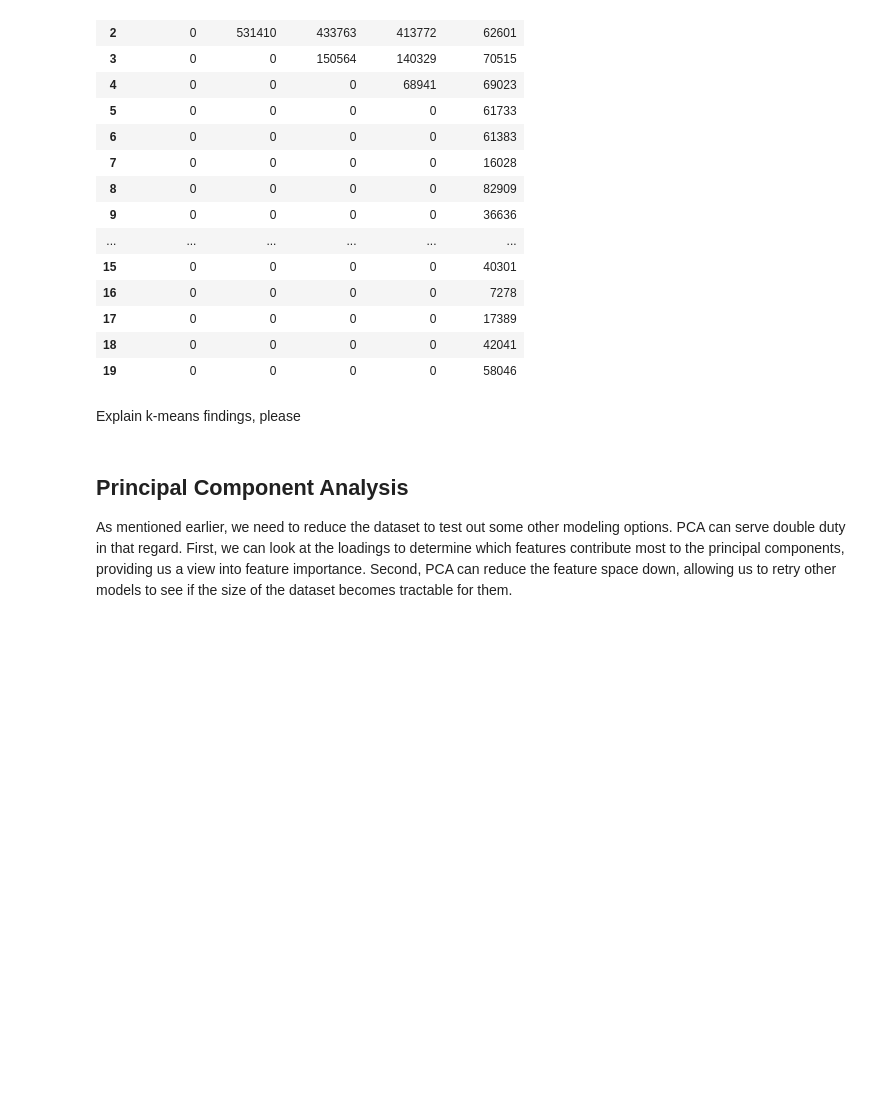
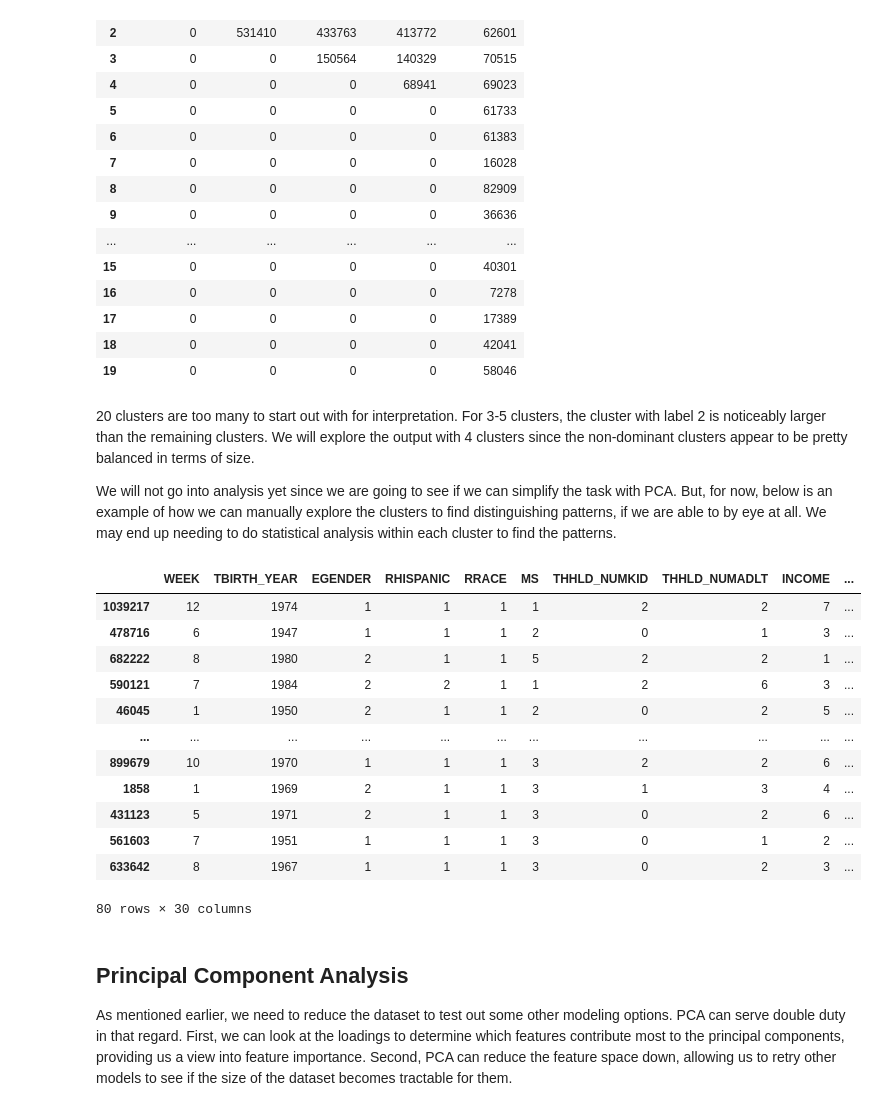
Before and after one commit to jhleakakos/msds-unsupervised-learning-final, a Jupyter notebook: even_more_surveys.ipynb, the cells around one changed output. Cells and saved outputs as stored; diff of their text form; code cells hidden in the pictures; blank space fills up the shorter version.

```diff
--- a/even_more_surveys.ipynb
+++ b/even_more_surveys.ipynb
@@ -1277,7 +1280,31 @@ pd.concat([
 | 18 | 0 | 0 | 0 | 0 | 42041 |
 | 19 | 0 | 0 | 0 | 0 | 58046 |
 # %% [markdown]
-Explain k-means findings, please
+20 clusters are too many to start out with for interpretation. For 3-5 clusters, the cluster with label 2 is noticeably larger than the remaining clusters. We will explore the output with 4 clusters since the non-dominant clusters appear to be pretty balanced in terms of size.
+
+We will not go into analysis yet since we are going to see if we can simplify the task with PCA. But, for now, below is an example of how we can manually explore the clusters to find distinguishing patterns, if we are able to by eye at all. We may end up needing to do statistical analysis within each cluster to find the patterns.
+# %%
+pd.concat([
+    df_analysis_km[df_analysis_km['clusters_04'] == 0].sample(20, random_state=42)
+    , df_analysis_km[df_analysis_km['clusters_04'] == 1].sample(20, random_state=42)
+    , df_analysis_km[df_analysis_km['clusters_04'] == 2].sample(20, random_state=42)
+    , df_analysis_km[df_analysis_km['clusters_04'] == 3].sample(20, random_state=42)
+    ]
+)
+# %% [output]
+|  | WEEK | TBIRTH_YEAR | EGENDER | RHISPANIC | RRACE | MS | THHLD_NUMKID | THHLD_NUMADLT | INCOME | ... |
+| 1039217 | 12 | 1974 | 1 | 1 | 1 | 1 | 2 | 2 | 7 | ... |
+| 478716 | 6 | 1947 | 1 | 1 | 1 | 2 | 0 | 1 | 3 | ... |
+| 682222 | 8 | 1980 | 2 | 1 | 1 | 5 | 2 | 2 | 1 | ... |
+| 590121 | 7 | 1984 | 2 | 2 | 1 | 1 | 2 | 6 | 3 | ... |
+| 46045 | 1 | 1950 | 2 | 1 | 1 | 2 | 0 | 2 | 5 | ... |
+| ... | ... | ... | ... | ... | ... | ... | ... | ... | ... | ... |
+| 899679 | 10 | 1970 | 1 | 1 | 1 | 3 | 2 | 2 | 6 | ... |
+| 1858 | 1 | 1969 | 2 | 1 | 1 | 3 | 1 | 3 | 4 | ... |
+| 431123 | 5 | 1971 | 2 | 1 | 1 | 3 | 0 | 2 | 6 | ... |
+| 561603 | 7 | 1951 | 1 | 1 | 1 | 3 | 0 | 1 | 2 | ... |
+| 633642 | 8 | 1967 | 1 | 1 | 1 | 3 | 0 | 2 | 3 | ... |
+80 rows × 30 columns
 # %% [markdown]
 ## Principal Component Analysis
 
```
Also changed, not shown: parts of 10 cells of this notebook.
